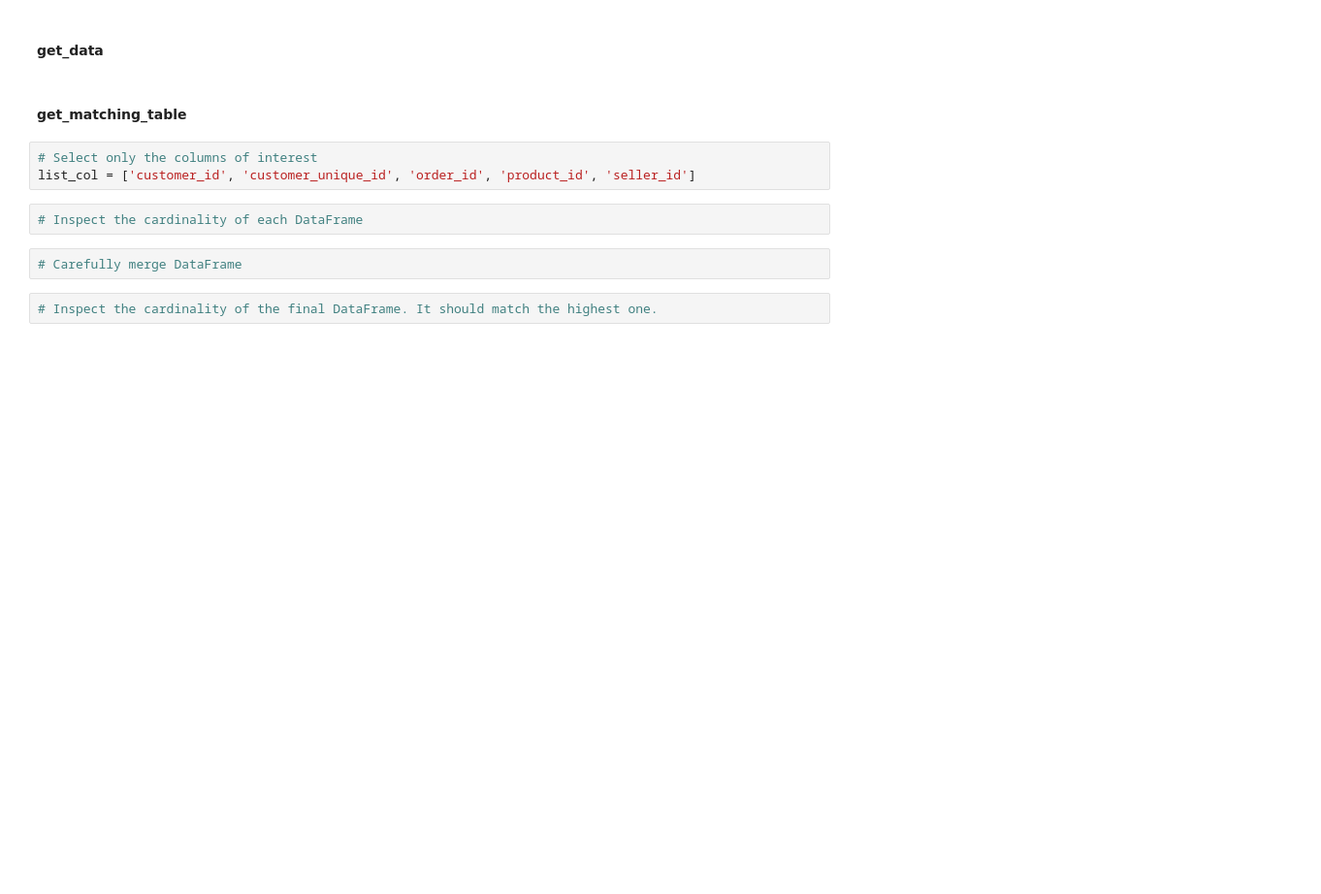
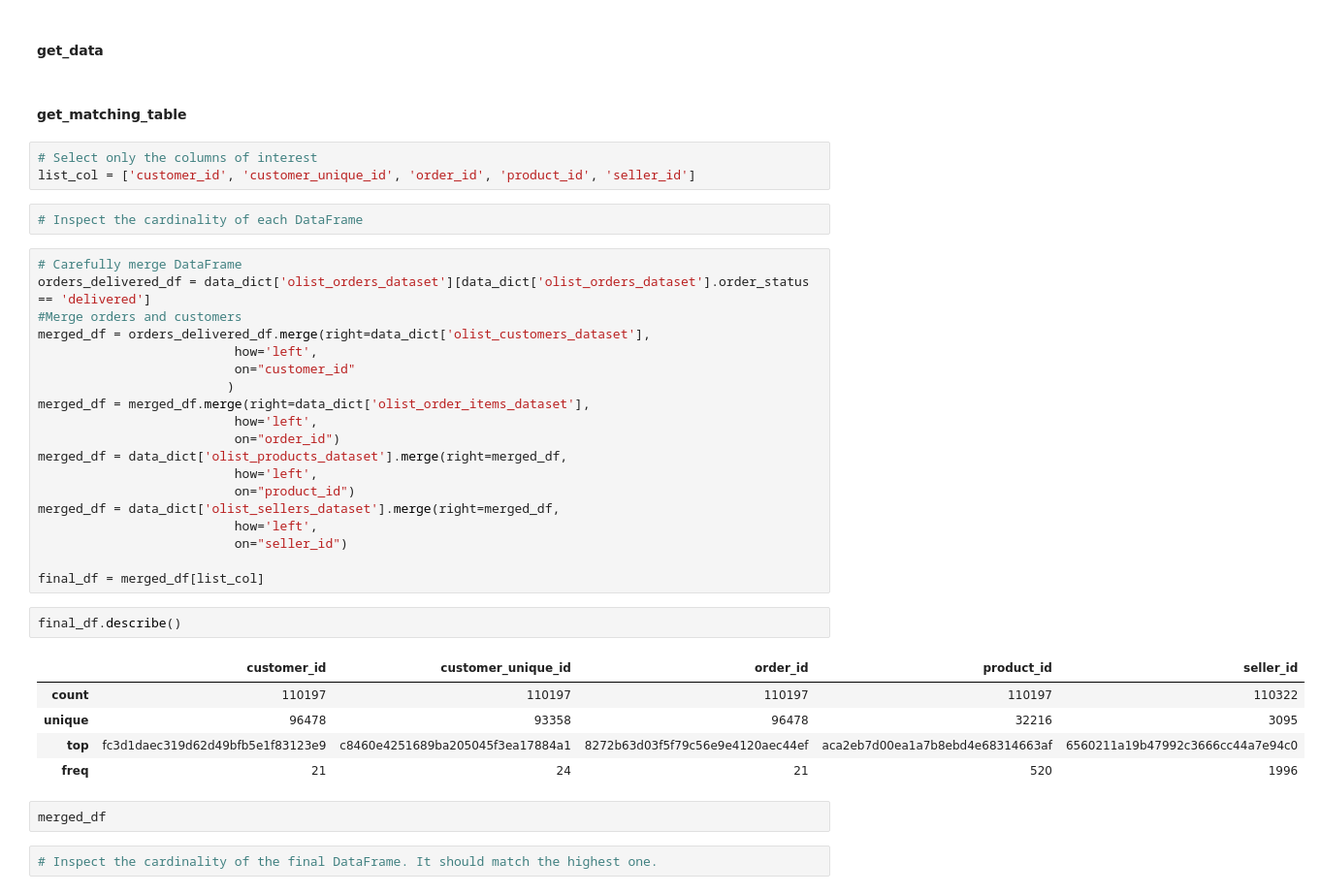
Before and after one commit to GabriellePrat/olist, a Jupyter notebook: notebooks/01_02_data_cleaning.ipynb, the cells around one changed output. Shown: that part at 97% size. Drawn from its saved outputs; the diff is of its cells as text; blank space fills up the shorter version.

```diff
--- a/notebooks/01_02_data_cleaning.ipynb
+++ b/notebooks/01_02_data_cleaning.ipynb
@@ -137,7 +137,34 @@ matching_table = olist.get_matching_table()
 list_col = ['customer_id', 'customer_unique_id', 'order_id', 'product_id', 'seller_id']
 # %%
 # Inspect the cardinality of each DataFrame
-# %%
-# Carefully merge DataFrame
+# %%
+# Carefully merge DataFrame
+orders_delivered_df = data_dict['olist_orders_dataset'][data_dict['olist_orders_dataset'].order_status == 'delivered']
+#Merge orders and customers
+merged_df = orders_delivered_df.merge(right=data_dict['olist_customers_dataset'],
+                          how='left',
+                          on="customer_id"
+                         )
+merged_df = merged_df.merge(right=data_dict['olist_order_items_dataset'],
+                          how='left',
+                          on="order_id")
+merged_df = data_dict['olist_products_dataset'].merge(right=merged_df,
+                          how='left',
+                          on="product_id")
+merged_df = data_dict['olist_sellers_dataset'].merge(right=merged_df,
+                          how='left',
+                          on="seller_id")
+
+final_df = merged_df[list_col]
+# %%
+final_df.describe()
+# %% [output]
+|  | customer_id | customer_unique_id | order_id | product_id | seller_id |
+| count | 110197 | 110197 | 110197 | 110197 | 110322 |
+| unique | 96478 | 93358 | 96478 | 32216 | 3095 |
+| top | fc3d1daec319d62d49bfb5e1f83123e9 | c8460e4251689ba205045f3ea17884a1 | 8272b63d03f5f79c56e9e4120aec44ef | aca2eb7d00ea1a7b8ebd4e68314663af | 6560211a19b47992c3666cc44a7e94c0 |
+| freq | 21 | 24 | 21 | 520 | 1996 |
+# %%
+merged_df
 # %%
 # Inspect the cardinality of the final DataFrame. It should match the highest one.
```
Also changed, not shown: 1 other file.
